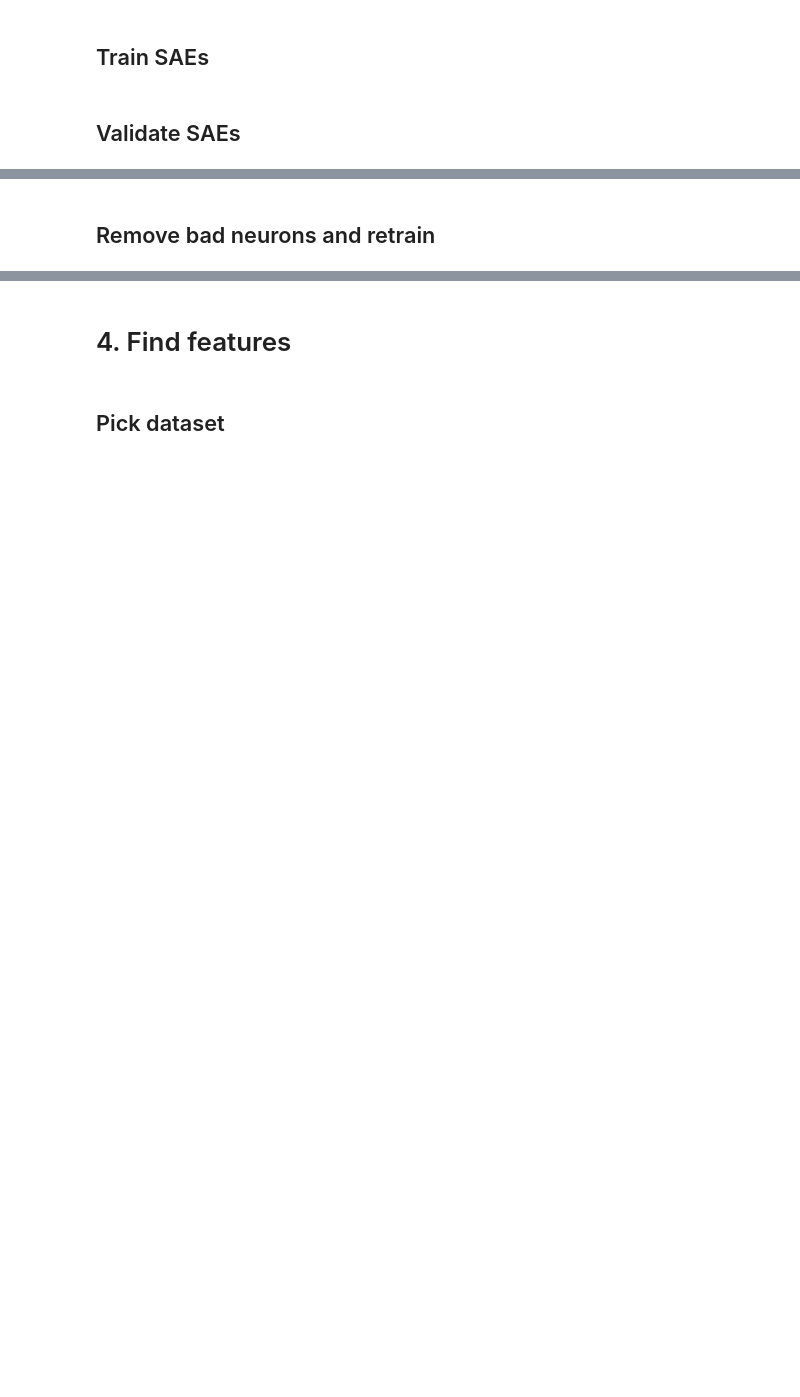
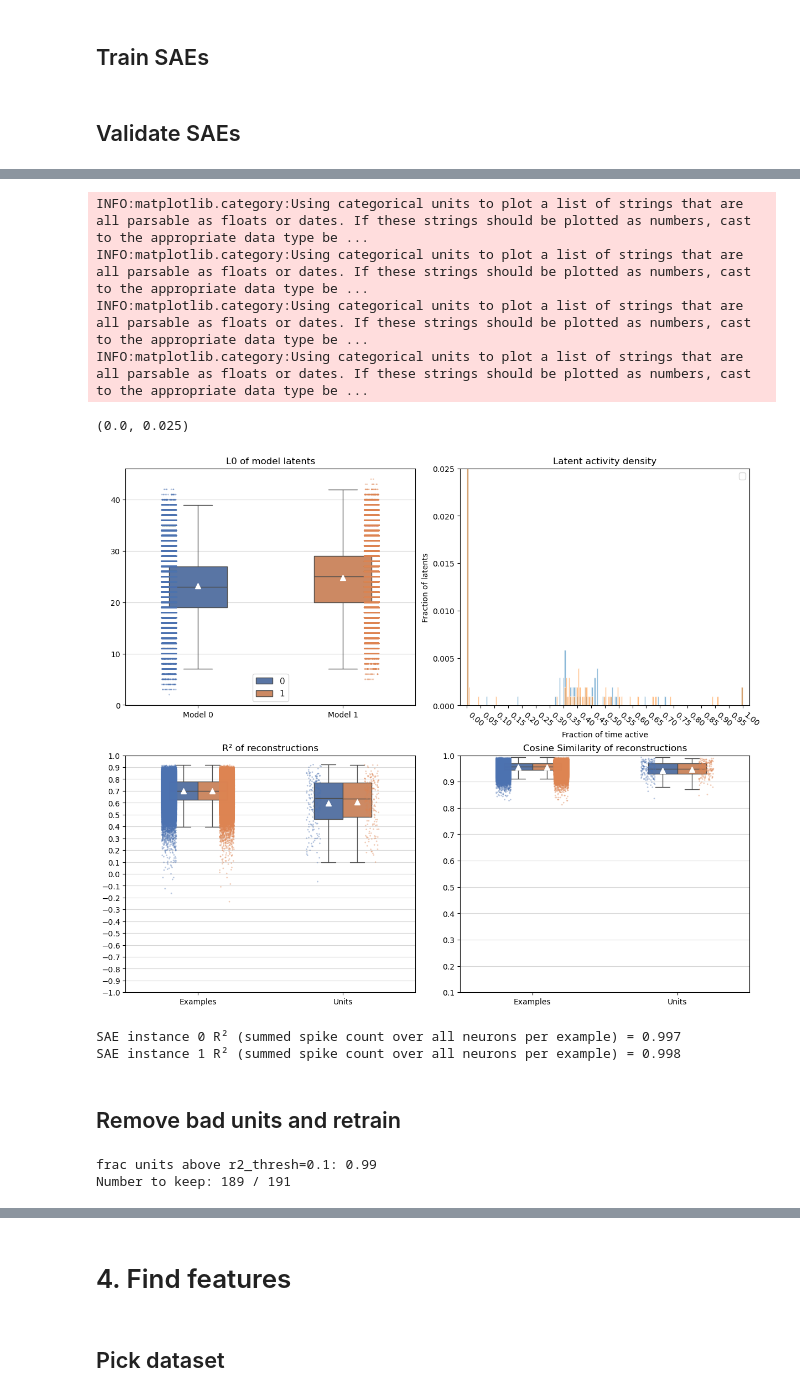
Before and after one commit to jkbhagatio/mini, a Jupyter notebook: notebooks/NLDisco_tutorial.ipynb, the cells around one changed output, grey strips where cells are left out. Cells and saved outputs as stored; diff of their text form; code cells hidden in the pictures; blank space fills up the shorter version.

```diff
--- a/notebooks/NLDisco_tutorial.ipynb
+++ b/notebooks/NLDisco_tutorial.ipynb
@@ -293,36 +394,34 @@ n_inst = 2
 # %%
 """Train model."""
 
-sae_cfg = mt.SaeConfig(
-    n_input_ae=spikes_train.shape[1],
-    dsae_topk_map=dsae_topk_map,
-    dsae_loss_x_map=dsae_loss_x_map,
+sae_cfg = nt.SedConfig(
+    n_input=spikes_train.shape[1],
+    dsed_topk_map=dsae_topk_map,
+    dsed_loss_x_map=dsae_loss_x_map,
     n_instances=n_inst,
 )
-sae = mt.Sae(sae_cfg).to(device)
-loss_fn = mt.msle
-tau = 1.0
+sae = nt.Sed(sae_cfg).to(device)
+loss_fn = nt.msle
 lr = 5e-3
 
 n_epochs = 20
 batch_sz = 1024
 n_steps = (spikes_train.shape[0] // batch_sz) * n_epochs
 log_freq = max(1, n_steps // n_epochs // 2)
-dead_unit_window = max(1, n_steps // n_epochs // 3)
+dead_latent_window = max(1, n_steps // n_epochs // 3)
 
-data_log = mt.optimize(  # train model
+data_log = nt.optimize(  # train model
     spk_cts=spikes_train,
-    sae=sae,
+    sed=sae,
     loss_fn=loss_fn,
     optimizer=t.optim.Adam(sae.parameters(), lr=lr),
     use_lr_sched=True,
-    dead_neuron_window=dead_unit_window,
+    dead_latent_window=dead_latent_window,
     n_steps=n_steps,
     log_freq=log_freq,
     batch_sz=batch_sz,
     log_wandb=False,
     plot_l0=False,
-    tau=tau,
 )
 # %% [markdown]
 ## Validate SAEs
@@ -345,9 +449,16 @@ ax.legend()
 # %%
-"""Visualize metrics over all examples and neurons."""
+"""Visualize metrics over all examples and units."""
 
-topk_acts_4d_train, recon_spk_cts_train, r2_per_neuron_train, _, cossim_per_neuron_train, _ = mt.eval_model(
-    spikes_train, sae, batch_sz=batch_sz
+fig, topk_acts_4d_train, recon_spk_cts_train, r2_per_unit_train, _, cossim_per_unit_train, _ = (
+    nt.eval_model(spikes_train, sae, batch_sz=batch_sz)
 )
+# %% [output]
+INFO:matplotlib.category:Using categorical units to plot a list of strings that are all parsable as floats or dates. If these strings should be plotted as numbers, cast to the appropriate data type be ...
+INFO:matplotlib.category:Using categorical units to plot a list of strings that are all parsable as floats or dates. If these strings should be plotted as numbers, cast to the appropriate data type be ...
+INFO:matplotlib.category:Using categorical units to plot a list of strings that are all parsable as floats or dates. If these strings should be plotted as numbers, cast to the appropriate data type be ...
+INFO:matplotlib.category:Using categorical units to plot a list of strings that are all parsable as floats or dates. If these strings should be plotted as numbers, cast to the appropriate data type be ...
+(0.0, 0.025)
+[figure, added]
 # %%
 """Calculate variance explained of summed spike counts."""
 
@@ -363,21 +474,24 @@ for inst in range(n_inst):
         asnumpy(recon_summed_spk_cts[:, inst].float()),
     )
     print(f"SAE instance {inst} R² (summed spike count over all neurons per example) = {r2:.3f}")
+# %% [output]
+SAE instance 0 R² (summed spike count over all neurons per example) = 0.997
+SAE instance 1 R² (summed spike count over all neurons per example) = 0.998
 # %% [markdown]
-## Remove bad neurons and retrain
+## Remove bad units and retrain
 # %%
-"""Remove bad neurons and retrain."""
+"""Remove bad uints and retrain."""
 
-# Set threshold for removing neurons
+# Set threshold for removing units
 r2_thresh = 0.1
 inst = 0
-r2_inst = r2_per_neuron_train[:, inst]
+r2_inst = r2_per_unit_train[:, inst]
 keep_mask = r2_inst > r2_thresh
-print(f"frac neurons above {r2_thresh=}: {keep_mask.sum() / keep_mask.shape[0]:.2f}")
+print(f"frac units above {r2_thresh=}: {keep_mask.sum() / keep_mask.shape[0]:.2f}")
 print(f"Number to keep: {keep_mask.sum()} / {keep_mask.shape[0]}")
 
 if keep_mask.all():
-    print("All neurons pass threshold — skipping retrain.")
+    print("All units pass threshold — skipping retrain.")
     spikes_train_pruned = spikes_train
     spikes_val_pruned = spikes_val
 else:
@@ -386,36 +500,37 @@ else:
     spikes_val_pruned = spikes_val[:, keep_mask]
 
     # Retrain SAE on pruned train data
-    sae_cfg = mt.SaeConfig(
-        n_input_ae=spikes_train_pruned.shape[1],
-        dsae_topk_map=dsae_topk_map,
-        dsae_loss_x_map=dsae_loss_x_map,
+    sae_cfg = nt.SedConfig(
+        n_input=spikes_train_pruned.shape[1],
+        dsed_topk_map=dsae_topk_map,
+        dsed_loss_x_map=dsae_loss_x_map,
         seq_len=1,
         n_instances=n_inst,
     )
-    sae = mt.Sae(sae_cfg).to(device)
-    loss_fn = mt.msle
-    tau = 1.0
+    sae = nt.Sed(sae_cfg).to(device)
+    loss_fn = nt.msle
     lr = 5e-3
 
     n_epochs = 20
     batch_sz = 1024
     n_steps = (spikes_train_pruned.shape[0] // batch_sz) * n_epochs
     log_freq = max(1, n_steps // n_epochs // 2)
-    dead_unit_window = max(1, n_steps // n_epochs // 3)
+    dead_latent_window = max(1, n_steps // n_epochs // 3)
 
-    data_log = mt.optimize(
+    data_log = nt.optimize(
         spk_cts=spikes_train_pruned,
-        sae=sae,
+        sed=sae,
         loss_fn=loss_fn,
         optimizer=t.optim.Adam(sae.parameters(), lr=lr),
         use_lr_sched=True,
-        dead_neuron_window=dead_unit_window,
+        dead_latent_window=dead_latent_window,
         n_steps=n_steps,
         log_freq=log_freq,
         batch_sz=batch_sz,
         log_wandb=False,
         plot_l0=False,
-        tau=tau,
     )
+# %% [output]
+frac units above r2_thresh=0.1: 0.99
+Number to keep: 189 / 191
 # %%
```
Also changed, not shown: parts of 26 cells of this notebook.
